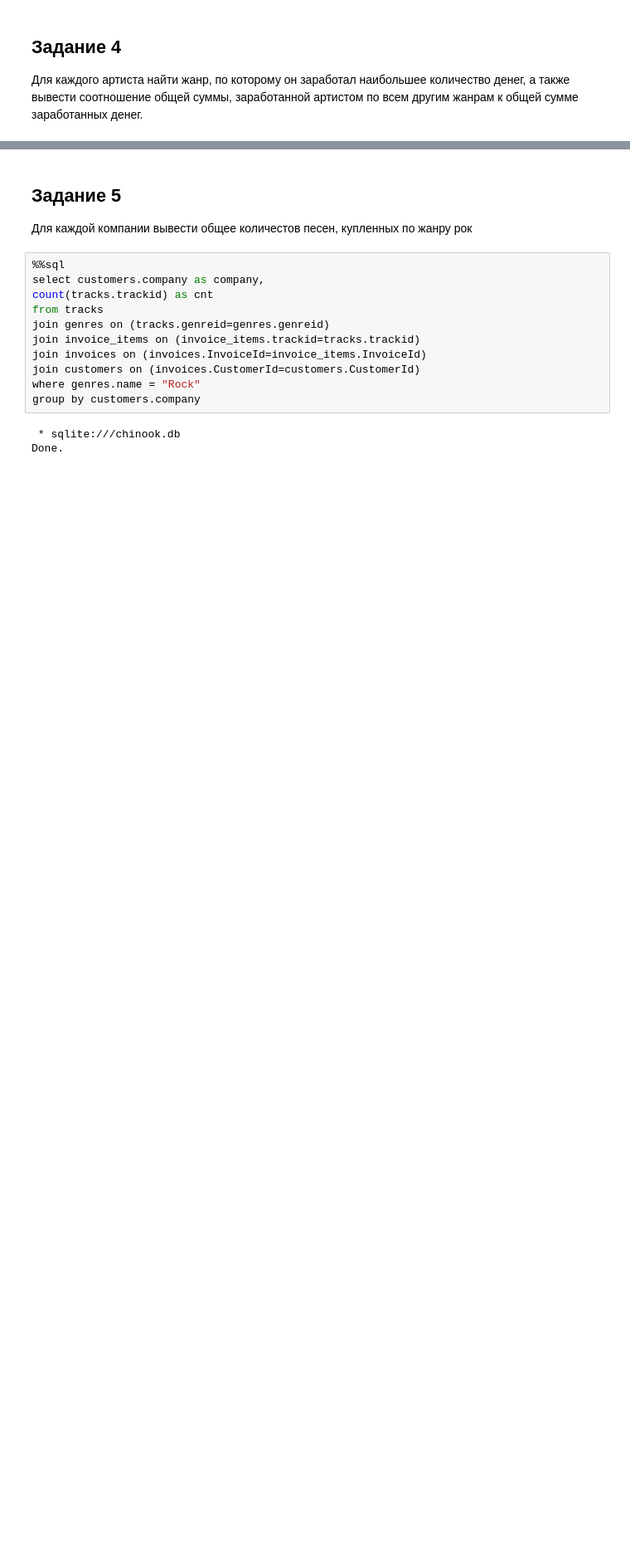
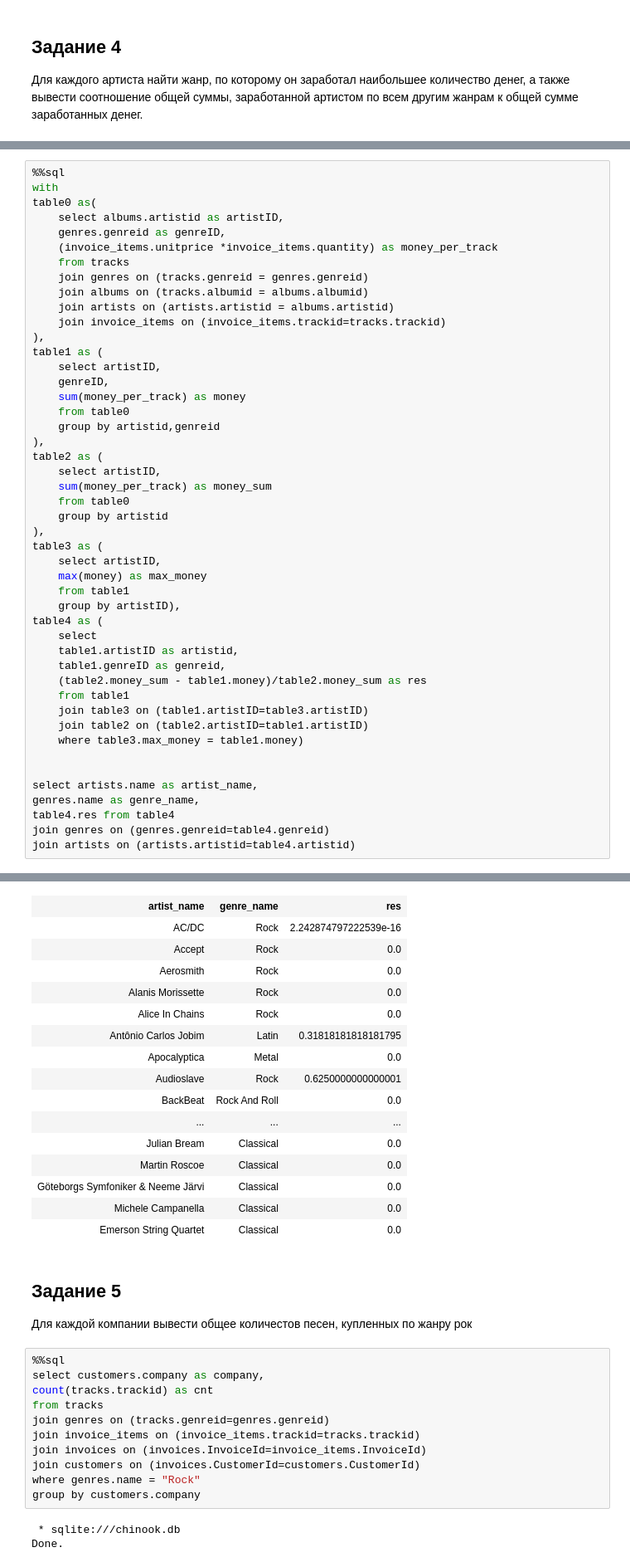
Before and after one commit to njozzer/SQL_LAB, a Jupyter notebook: Week3/Лабораторная 3-2.ipynb, the cells around one changed output, grey strips where cells are left out. Shown at 83% size. Drawn from its saved outputs; the diff is of its cells as text; blank space fills up the shorter version.

```diff
--- a/Week3/Лабораторная 3-2.ipynb
+++ b/Week3/Лабораторная 3-2.ipynb
@@ -150,0 +187,48 @@ Done.
+# %%
+%%sql
+with
+table0 as(
+    select albums.artistid as artistID,
+    genres.genreid as genreID,
+    (invoice_items.unitprice *invoice_items.quantity) as money_per_track
+    from tracks
+    join genres on (tracks.genreid = genres.genreid)
+    join albums on (tracks.albumid = albums.albumid)
+    join artists on (artists.artistid = albums.artistid)
+    join invoice_items on (invoice_items.trackid=tracks.trackid)
+),
+table1 as (
+    select artistID,
+    genreID,
+    sum(money_per_track) as money
+    from table0
+    group by artistid,genreid
+),
+table2 as (
+    select artistID,
+    sum(money_per_track) as money_sum
+    from table0
+    group by artistid
+),
+table3 as (
+    select artistID,
+    max(money) as max_money
+    from table1
+    group by artistID),
+table4 as (
+    select
+    table1.artistID as artistid,
+    table1.genreID as genreid,
+    (table2.money_sum - table1.money)/table2.money_sum as res
+    from table1
+    join table3 on (table1.artistID=table3.artistID)
+    join table2 on (table2.artistID=table1.artistID)
+    where table3.max_money = table1.money)
+
+
+select artists.name as artist_name,
+genres.name as genre_name,
+table4.res from table4
+join genres on (genres.genreid=table4.genreid)
+join artists on (artists.artistid=table4.artistid)
+# %% [output]
@@ -151,3 +237,19 @@ Done.
+| artist_name | genre_name | res |
+| AC/DC | Rock | 2.242874797222539e-16 |
+| Accept | Rock | 0.0 |
+| Aerosmith | Rock | 0.0 |
+| Alanis Morissette | Rock | 0.0 |
+| Alice In Chains | Rock | 0.0 |
+| Antônio Carlos Jobim | Latin | 0.31818181818181795 |
+| Apocalyptica | Metal | 0.0 |
+| Audioslave | Rock | 0.6250000000000001 |
+| BackBeat | Rock And Roll | 0.0 |
+| ... | ... | ... |
+| Julian Bream | Classical | 0.0 |
+| Martin Roscoe | Classical | 0.0 |
+| Göteborgs Symfoniker & Neeme Järvi | Classical | 0.0 |
+| Michele Campanella | Classical | 0.0 |
+| Emerson String Quartet | Classical | 0.0 |
 # %% [markdown]
 ## Задание 5
 Для каждой компании вывести общее количестов песен, купленных по жанру рок
```
Also changed, not shown: parts of 8 cells of this notebook, 1 other file.
